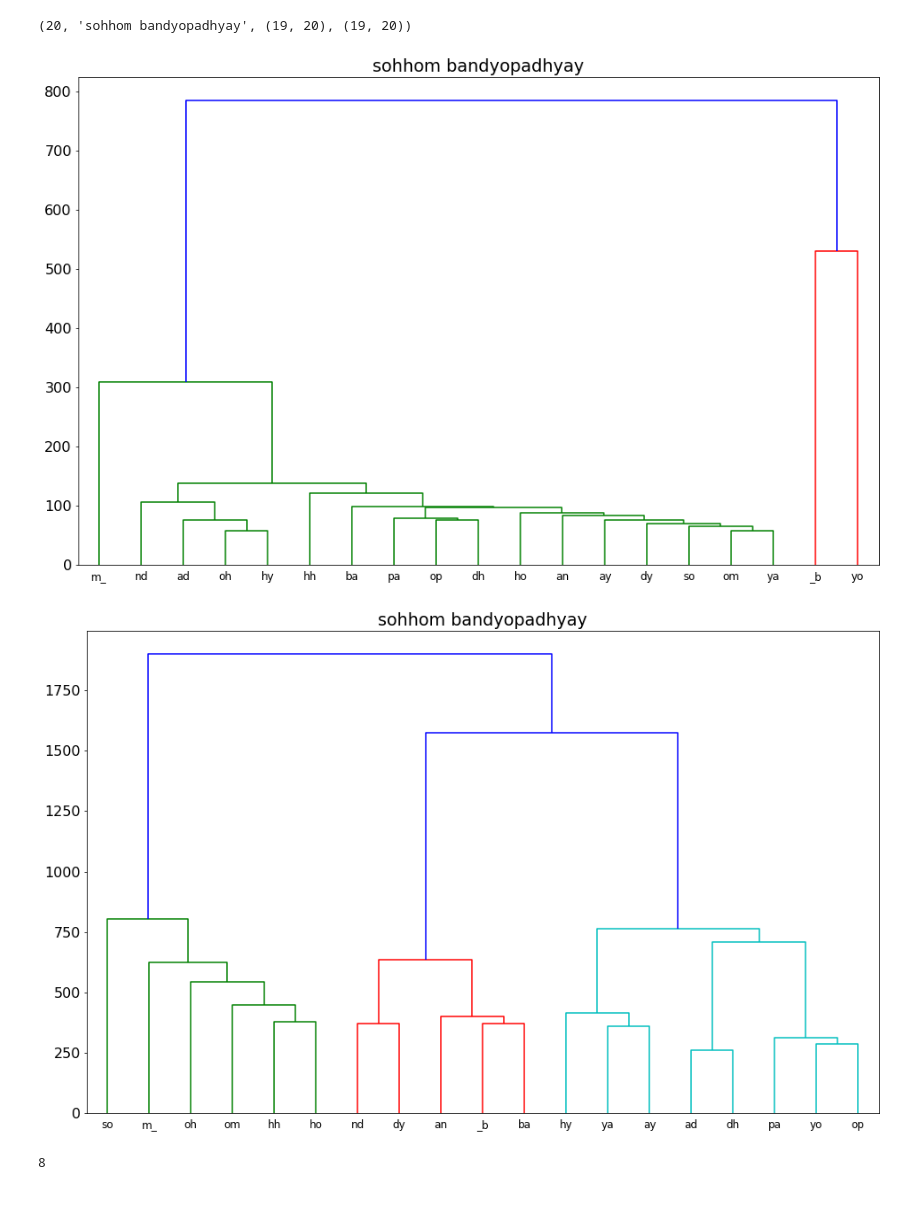
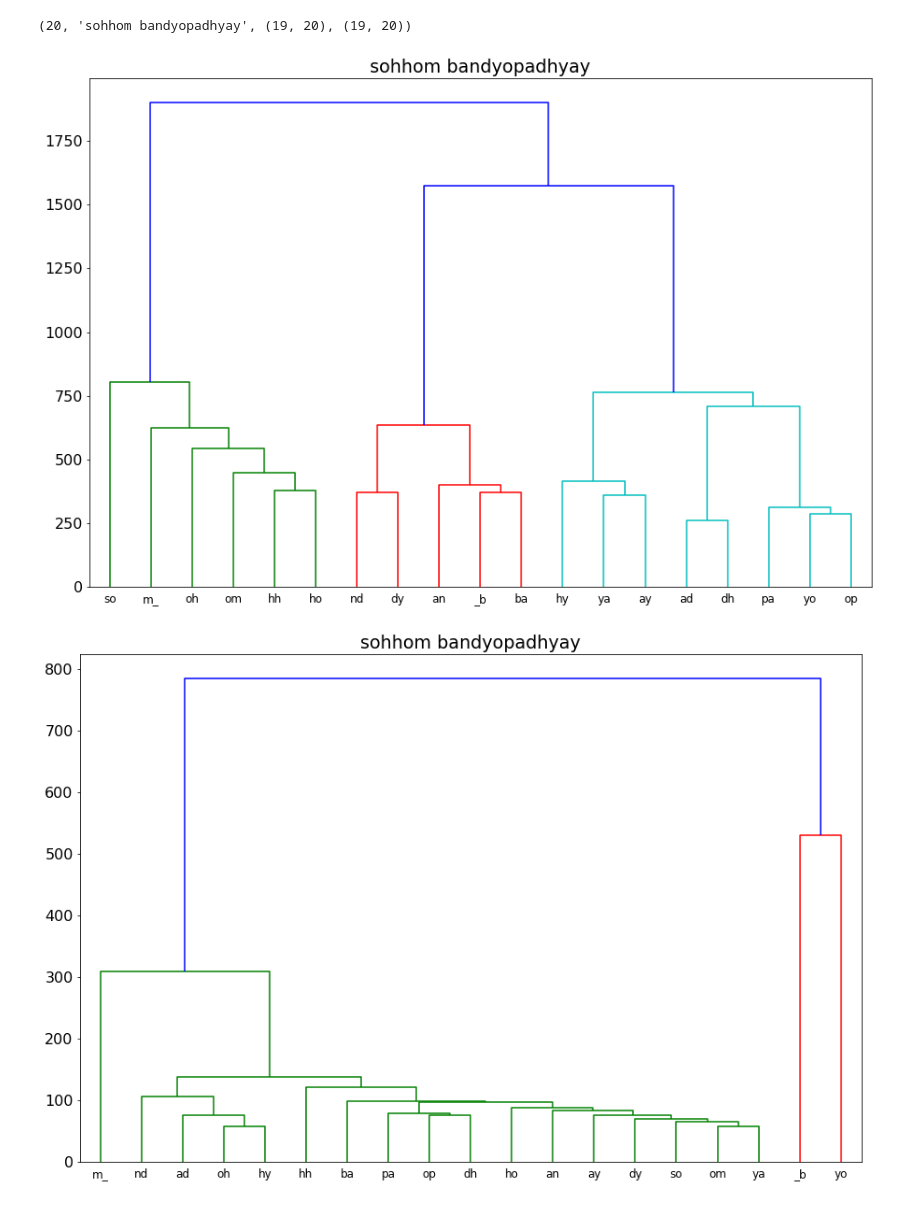
Before and after one commit to sigmaroles/keystroke-chunking, a Jupyter notebook: main_presentation.ipynb, the cells around one changed output. Drawn from its saved outputs; the diff is of its cells as text; code cells hidden in the pictures.

```diff
--- a/main_presentation.ipynb
+++ b/main_presentation.ipynb
@@ -31,7 +31,10 @@ image_dir = './images/'
 # %%
 # basic init
 filenames = list(filter(lambda x: x.endswith('.kdt'), os.listdir(data_dir)))
-matplotlib.rcParams['figure.figsize'] = 16,10
+
+# DO NOT CHANGE THE FIGSIZE
+matplotlib.rcParams['figure.figsize'] = 15, 10
+
 font = {'size': 16}
 matplotlib.rc('font', **font)
 %load_ext autoreload
@@ -55,14 +58,12 @@ len(typedname), typedname, raw_delays.shape, cumulative_delays.shape
 # %% [output]
 (20, 'sohhom bandyopadhyay', (19, 20), (19, 20))
 # %%
-zz1 = hc.linkage(raw_delays,'single')
 plt.title(typedname)
-dn = hc.dendrogram(zz1, labels=keypairs)
+dn = hc.dendrogram(hc.linkage(cumulative_delays,'single'), labels=keypairs)
 # %% [output]
-[figure, old version]
+[figure, new version]
 # %%
-zz2 = hc.linkage(cumulative_delays,'single')
 plt.title(typedname)
-dn = hc.dendrogram(zz2, labels=keypairs)
+dn = hc.dendrogram(hc.linkage(raw_delays,'single'), labels=keypairs)
 # %% [output]
-[figure, old version]
+[figure, new version]
@@ -73,4 +69,0 @@ cluster_ids = clus.get_clusters()
-# %%
-len(cluster_ids)
-# %% [output]
-8
```
Also changed, not shown: parts of 5 cells of this notebook, 2 other files.
